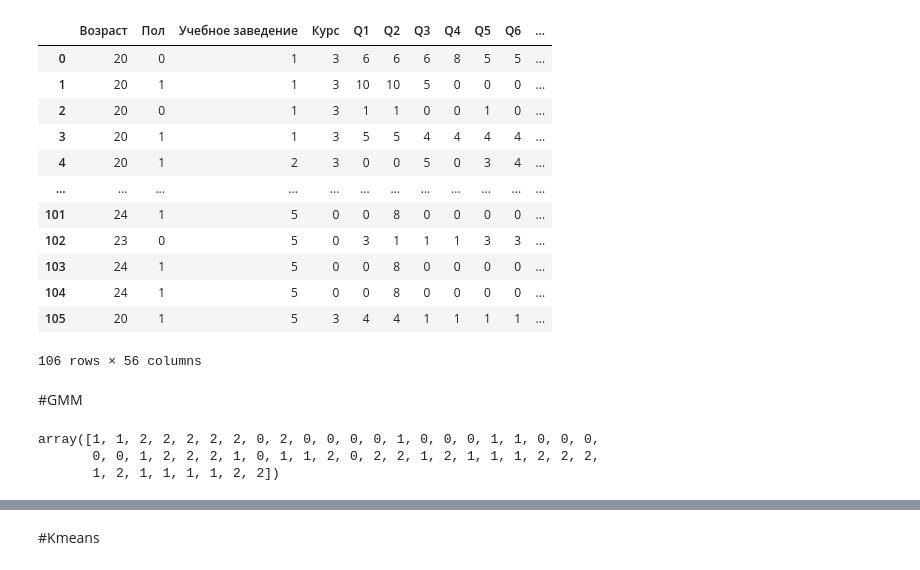
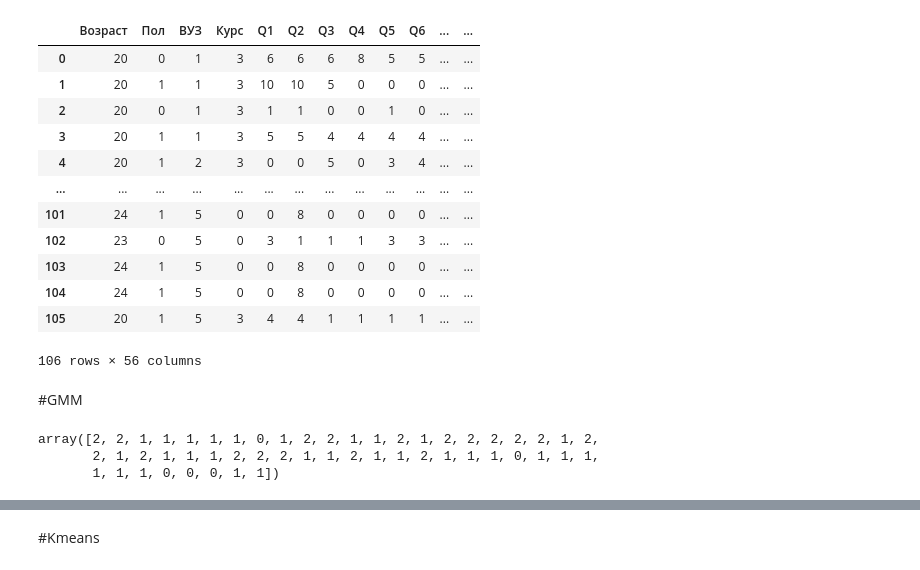
Before and after one commit to Viktory4121/Diploma, a Jupyter notebook: classification.ipynb, the cells around one changed output, grey strips where cells are left out. Saved outputs shown, nothing was run; the diff lists cells and outputs as text; code cells hidden in the pictures.

```diff
--- a/classification.ipynb
+++ b/classification.ipynb
@@ -15,19 +15,19 @@ Saving ConvertedTable.xlsx to ConvertedTable.xlsx
 # %%
-data = pd.read_excel(uploaded['ConvertedTable.xlsx'])
+data = pd.read_excel(uploaded['ConvertedTable (1).xlsx'])
 data
 # %% [output]
-|  | Возраст | Пол | Учебное заведение | Курс | Q1 | Q2 | Q3 | Q4 | Q5 | Q6 | ... |
-| 0 | 20 | 0 | 1 | 3 | 6 | 6 | 6 | 8 | 5 | 5 | ... |
-| 1 | 20 | 1 | 1 | 3 | 10 | 10 | 5 | 0 | 0 | 0 | ... |
-| 2 | 20 | 0 | 1 | 3 | 1 | 1 | 0 | 0 | 1 | 0 | ... |
-| 3 | 20 | 1 | 1 | 3 | 5 | 5 | 4 | 4 | 4 | 4 | ... |
-| 4 | 20 | 1 | 2 | 3 | 0 | 0 | 5 | 0 | 3 | 4 | ... |
-| ... | ... | ... | ... | ... | ... | ... | ... | ... | ... | ... | ... |
-| 101 | 24 | 1 | 5 | 0 | 0 | 8 | 0 | 0 | 0 | 0 | ... |
-| 102 | 23 | 0 | 5 | 0 | 3 | 1 | 1 | 1 | 3 | 3 | ... |
-| 103 | 24 | 1 | 5 | 0 | 0 | 8 | 0 | 0 | 0 | 0 | ... |
-| 104 | 24 | 1 | 5 | 0 | 0 | 8 | 0 | 0 | 0 | 0 | ... |
-| 105 | 20 | 1 | 5 | 3 | 4 | 4 | 1 | 1 | 1 | 1 | ... |
+|  | Возраст | Пол | ВУЗ | Курс | Q1 | Q2 | Q3 | Q4 | Q5 | Q6 | ... | ... |
+| 0 | 20 | 0 | 1 | 3 | 6 | 6 | 6 | 8 | 5 | 5 | ... | ... |
+| 1 | 20 | 1 | 1 | 3 | 10 | 10 | 5 | 0 | 0 | 0 | ... | ... |
+| 2 | 20 | 0 | 1 | 3 | 1 | 1 | 0 | 0 | 1 | 0 | ... | ... |
+| 3 | 20 | 1 | 1 | 3 | 5 | 5 | 4 | 4 | 4 | 4 | ... | ... |
+| 4 | 20 | 1 | 2 | 3 | 0 | 0 | 5 | 0 | 3 | 4 | ... | ... |
+| ... | ... | ... | ... | ... | ... | ... | ... | ... | ... | ... | ... | ... |
+| 101 | 24 | 1 | 5 | 0 | 0 | 8 | 0 | 0 | 0 | 0 | ... | ... |
+| 102 | 23 | 0 | 5 | 0 | 3 | 1 | 1 | 1 | 3 | 3 | ... | ... |
+| 103 | 24 | 1 | 5 | 0 | 0 | 8 | 0 | 0 | 0 | 0 | ... | ... |
+| 104 | 24 | 1 | 5 | 0 | 0 | 8 | 0 | 0 | 0 | 0 | ... | ... |
+| 105 | 20 | 1 | 5 | 3 | 4 | 4 | 1 | 1 | 1 | 1 | ... | ... |
 106 rows × 56 columns
 # %%
 womenData = data[data['Пол'] == 1].copy()
@@ -52,9 +52,9 @@ womenGMM = modelGMM.fit(womenData[womenData.columns[4:]].T)
 womenY_GMM = womenGMM.predict(womenData[womenData.columns[4:]].T)
 womenY_GMM
 # %% [output]
-array([1, 1, 2, 2, 2, 2, 2, 0, 2, 0, 0, 0, 0, 1, 0, 0, 0, 1, 1, 0, 0, 0,
-       0, 0, 1, 2, 2, 2, 1, 0, 1, 1, 2, 0, 2, 2, 1, 2, 1, 1, 1, 2, 2, 2,
-       1, 2, 1, 1, 1, 1, 2, 2])
+array([2, 2, 1, 1, 1, 1, 1, 0, 1, 2, 2, 1, 1, 2, 1, 2, 2, 2, 2, 2, 1, 2,
+       2, 1, 2, 1, 1, 1, 2, 2, 2, 1, 1, 2, 1, 1, 2, 1, 1, 1, 0, 1, 1, 1,
+       1, 1, 1, 0, 0, 0, 1, 1])
 # %%
 #обучение только по мужчинам
 menGMM = modelGMM.fit(menData[menData.columns[4:]].T)
```
Also changed, not shown: parts of 6 cells of this notebook.
